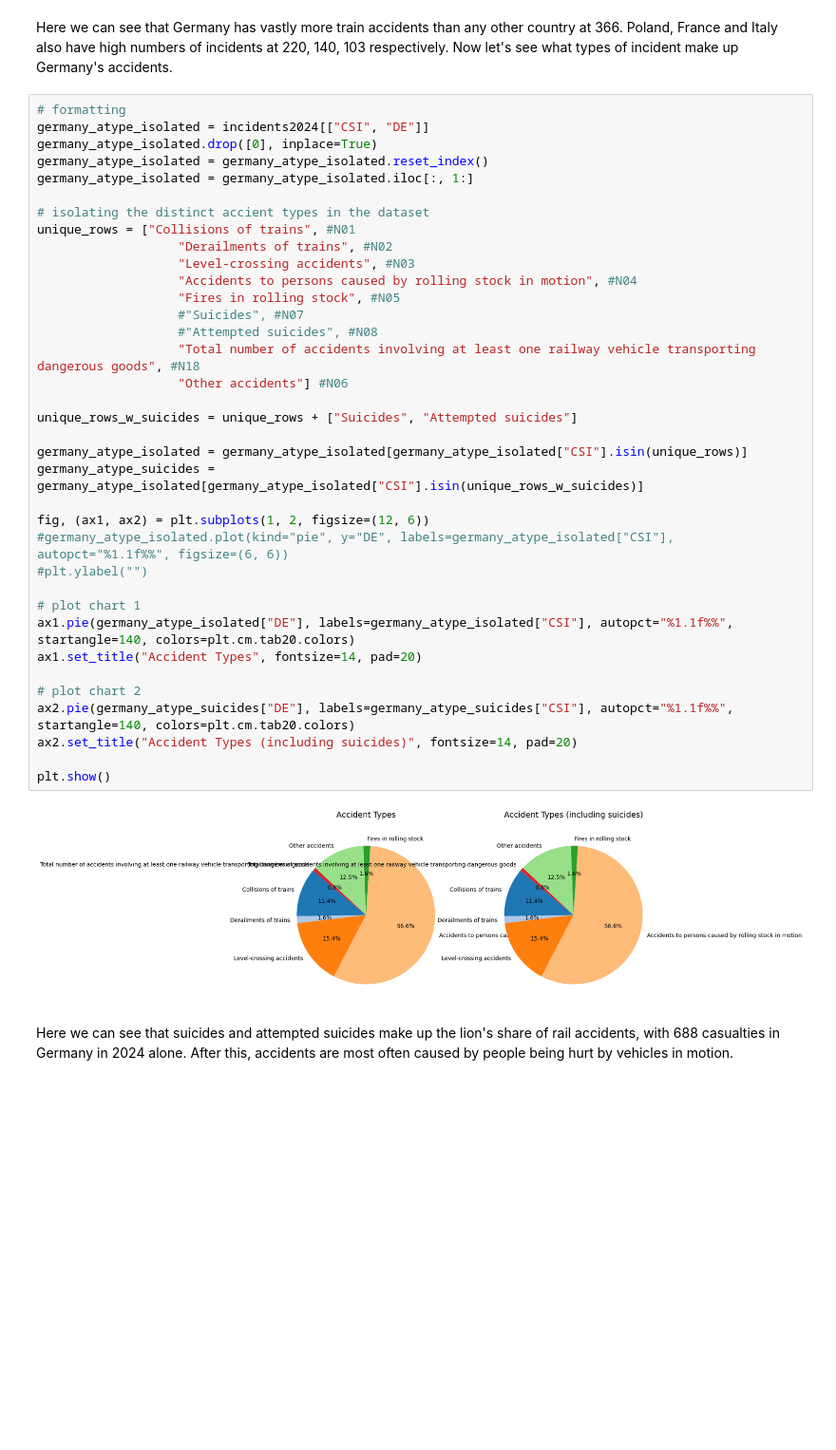
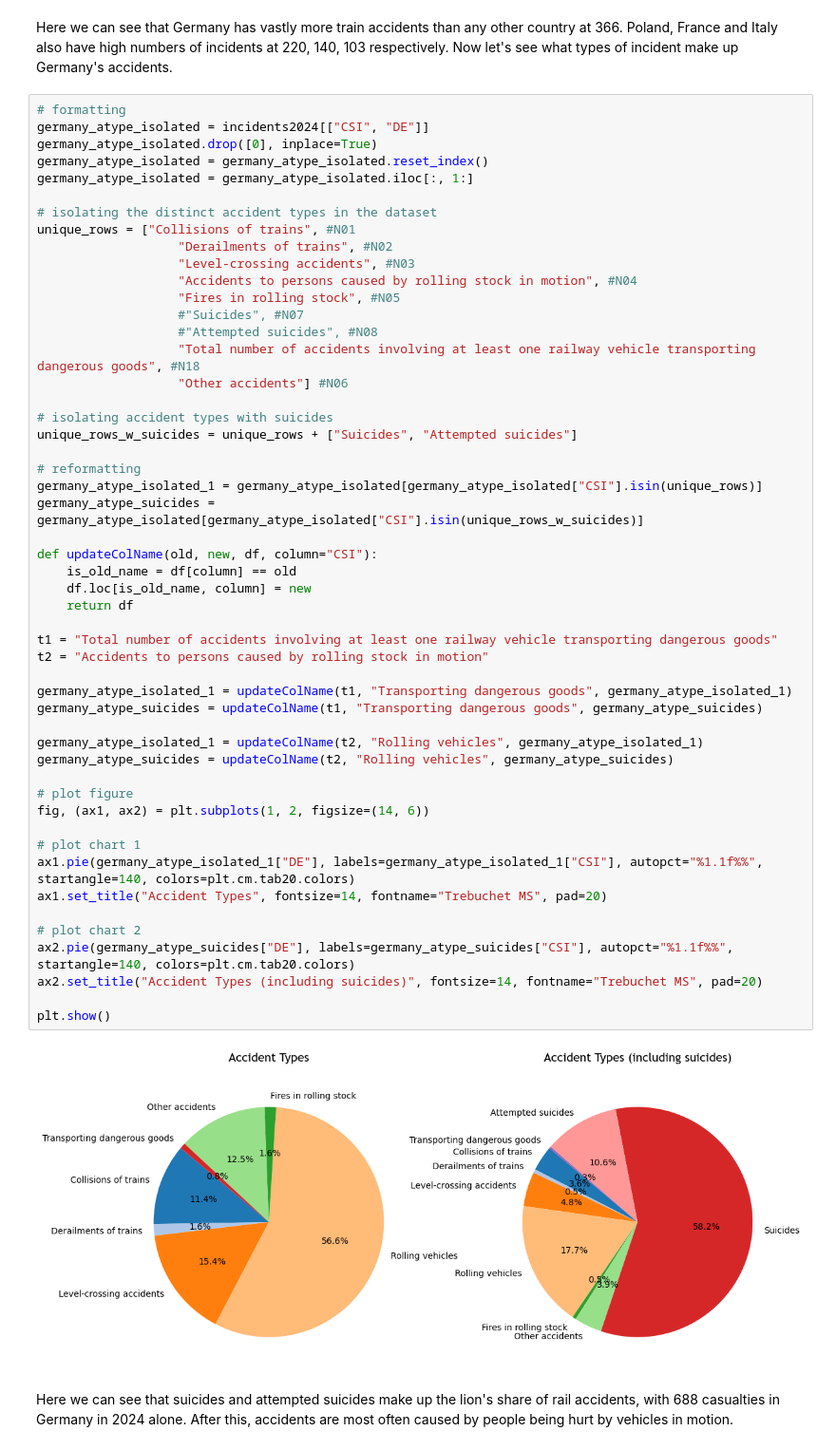
Before and after one commit to aedpluto/train-crashes, a Jupyter notebook: Train crashes in Europe.ipynb, the cells around one changed output. Shown at 95% size. Cells and saved outputs as stored; diff of their text form; blank space fills up the shorter version.

```diff
--- a/Train crashes in Europe.ipynb
+++ b/Train crashes in Europe.ipynb
@@ -172,40 +162,55 @@ Here we can see that Germany has vastly more train accidents than any other coun
 # %%
 # formatting
 germany_atype_isolated = incidents2024[["CSI", "DE"]]
 germany_atype_isolated.drop([0], inplace=True)
 germany_atype_isolated = germany_atype_isolated.reset_index()
 germany_atype_isolated = germany_atype_isolated.iloc[:, 1:]
 
-# isolating the distinct accient types in the dataset
+# isolating the distinct accident types in the dataset
 unique_rows = ["Collisions of trains", #N01
                    "Derailments of trains", #N02
                    "Level-crossing accidents", #N03
                    "Accidents to persons caused by rolling stock in motion", #N04
                    "Fires in rolling stock", #N05
                    #"Suicides", #N07
                    #"Attempted suicides", #N08
                    "Total number of accidents involving at least one railway vehicle transporting dangerous goods", #N18
                    "Other accidents"] #N06
 
+# isolating accident types with suicides
 unique_rows_w_suicides = unique_rows + ["Suicides", "Attempted suicides"]
 
-germany_atype_isolated = germany_atype_isolated[germany_atype_isolated["CSI"].isin(unique_rows)]
+# reformatting
+germany_atype_isolated_1 = germany_atype_isolated[germany_atype_isolated["CSI"].isin(unique_rows)]
 germany_atype_suicides = germany_atype_isolated[germany_atype_isolated["CSI"].isin(unique_rows_w_suicides)]
 
-fig, (ax1, ax2) = plt.subplots(1, 2, figsize=(12, 6))
-#germany_atype_isolated.plot(kind="pie", y="DE", labels=germany_atype_isolated["CSI"], autopct="%1.1f%%", figsize=(6, 6))
-#plt.ylabel("")
+def updateColName(old, new, df, column="CSI"):
+    is_old_name = df[column] == old
+    df.loc[is_old_name, column] = new
+    return df
+
+t1 = "Total number of accidents involving at least one railway vehicle transporting dangerous goods"
+t2 = "Accidents to persons caused by rolling stock in motion"
+
+germany_atype_isolated_1 = updateColName(t1, "Transporting dangerous goods", germany_atype_isolated_1)
+germany_atype_suicides = updateColName(t1, "Transporting dangerous goods", germany_atype_suicides)
+
+germany_atype_isolated_1 = updateColName(t2, "Rolling vehicles", germany_atype_isolated_1)
+germany_atype_suicides = updateColName(t2, "Rolling vehicles", germany_atype_suicides)
+
+# plot figure
+fig, (ax1, ax2) = plt.subplots(1, 2, figsize=(14, 6))
 
 # plot chart 1
-ax1.pie(germany_atype_isolated["DE"], labels=germany_atype_isolated["CSI"], autopct="%1.1f%%", startangle=140, colors=plt.cm.tab20.colors)
-ax1.set_title("Accident Types", fontsize=14, pad=20)
+ax1.pie(germany_atype_isolated_1["DE"], labels=germany_atype_isolated_1["CSI"], autopct="%1.1f%%", startangle=140, colors=plt.cm.tab20.colors)
+ax1.set_title("Accident Types", fontsize=14, fontname="Trebuchet MS", pad=20)
 
 # plot chart 2
 ax2.pie(germany_atype_suicides["DE"], labels=germany_atype_suicides["CSI"], autopct="%1.1f%%", startangle=140, colors=plt.cm.tab20.colors)
-ax2.set_title("Accident Types (including suicides)", fontsize=14, pad=20)
+ax2.set_title("Accident Types (including suicides)", fontsize=14, fontname="Trebuchet MS", pad=20)
 
 plt.show()
 # %% [output]
-[figure, old version]
+[figure, new version]
 # %% [markdown]
 Here we can see that suicides and attempted suicides make up the lion's share of rail accidents, with 688 casualties in Germany in 2024 alone. After this, accidents are most often caused by people being hurt by vehicles in motion.
```
Also changed, not shown: parts of 3 cells of this notebook.
